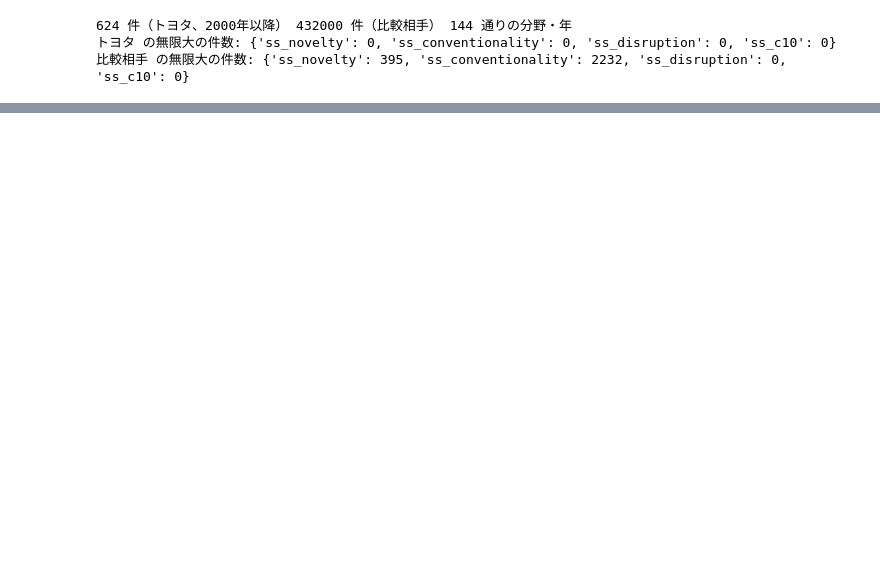
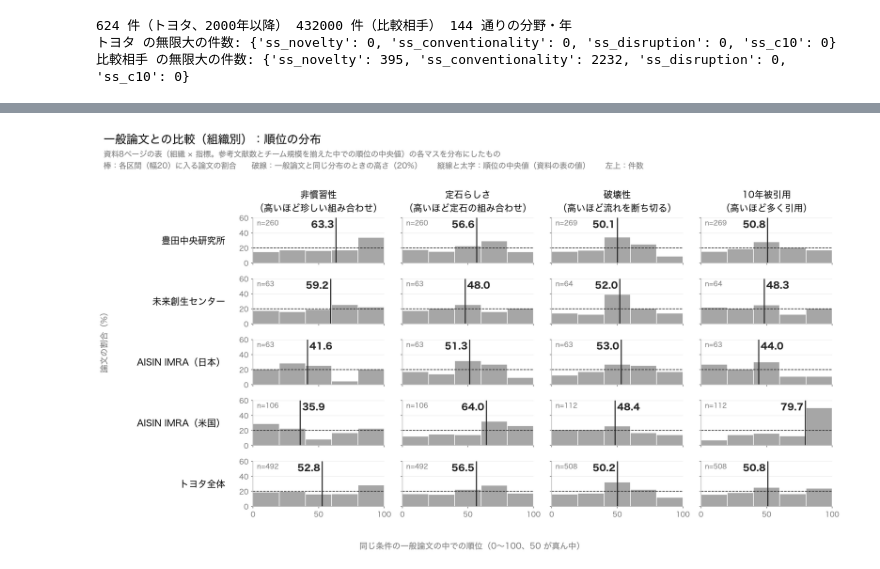
Before and after one commit to ryosuke0828/sci-sci-toyota, a Jupyter notebook: notebooks/analysis/novelty_distribution_plots.ipynb, the cells around one changed output, grey strips where cells are left out. Cells and saved outputs as stored; diff of their text form; code cells hidden in the pictures; blank space fills up the shorter version.

```diff
--- a/notebooks/analysis/novelty_distribution_plots.ipynb
+++ b/notebooks/analysis/novelty_distribution_plots.ipynb
@@ -157,0 +194,11 @@ summary
+# %%
+# 図2: 資料8ページ。行 = 組織（＋トヨタ全体）、列 = 指標。参考文献数とチーム規模を揃えた順位
+rows2 = [(org, lab) for org, lab in ORGS.items()] + [("__all__", "トヨタ全体")]
+summ2 = grid(rows=rows2, cols=COLS_METRIC,
+             values=lambda org, m: ranks(d if org == "__all__" else d[d["source_org"] == org], m, "_ref_team"),
+             title="一般論文との比較（組織別）：順位の分布",
+             subtitle="資料8ページの表（組織 × 指標。参考文献数とチーム規模を揃えた中での順位の中央値）の各マスを分布にしたもの" + SUB,
+             fname="fig_slide8_rank_by_org.png", fig_label="図2（資料8ページ）")
+summ2
+# %% [output]
+[figure, added]
```
Also changed, not shown: parts of 12 cells of this notebook.
